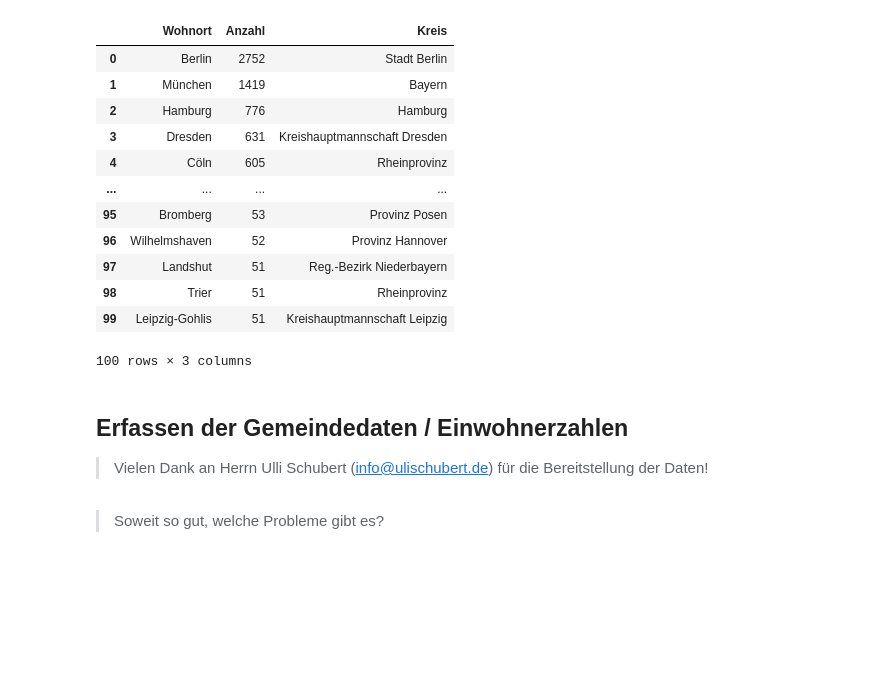
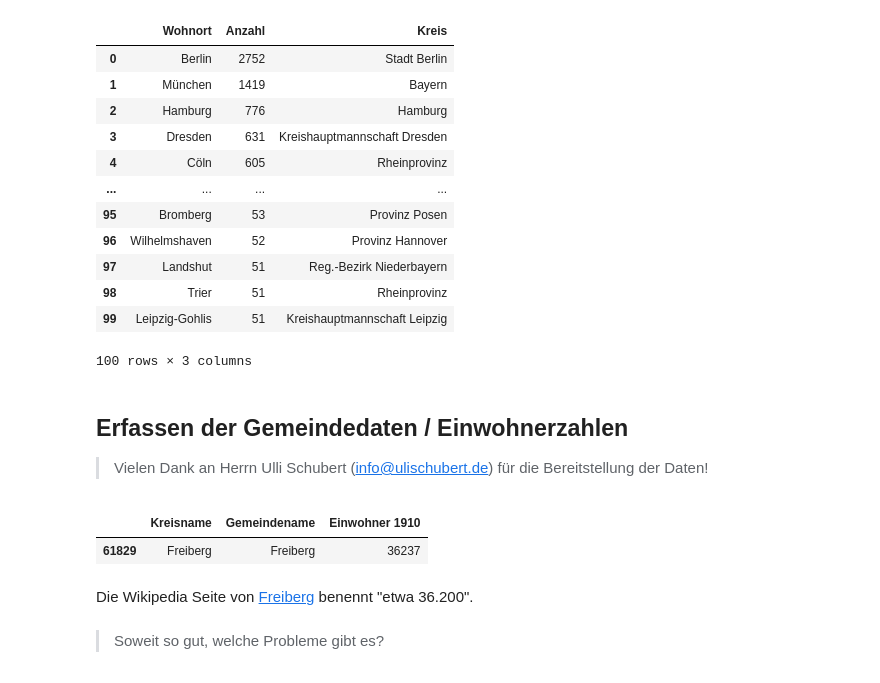
Before and after one commit to SebastianZug/RoboLabVortraege, a Jupyter notebook: 30_PythonAutomobile/project/notebooks/13_AnalyseOrte.ipynb, the cells around one changed output. Drawn from its saved outputs; the diff is of its cells as text; code cells hidden in the pictures; blank space fills up the shorter version.

```diff
--- a/30_PythonAutomobile/project/notebooks/13_AnalyseOrte.ipynb
+++ b/30_PythonAutomobile/project/notebooks/13_AnalyseOrte.ipynb
@@ -80,6 +80,12 @@ df_inh = pd.read_excel(data_file)
 # df_inh = pd.read_excel("https://github.com/SebastianZug/RoboLabVortraege/raw/refs/heads/main/30_PythonAutomobile/project/data/Gemeindeverzeichnis1910%20mit%20EW.xlsx")
 # %%
 # Wie viele Einwohner hat Freiberg 1910? Stimmt der Wert mit anderen Quellen überein?
+df_inh[df_inh.Gemeindename == 'Freiberg'][['Kreisname', 'Gemeindename', 'Einwohner 1910']]
+# %% [output]
+|  | Kreisname | Gemeindename | Einwohner 1910 |
+| 61829 | Freiberg | Freiberg | 36237 |
+# %% [markdown]
+Die Wikipedia Seite von [Freiberg](https://de.wikipedia.org/wiki/Freiberg#Einwohnerentwicklung) benennt "etwa 36.200".
 # %% [markdown]
 > Soweit so gut, welche Probleme gibt es?
 # %%
```
Also changed, not shown: parts of 2 cells of this notebook, 5 other files.
